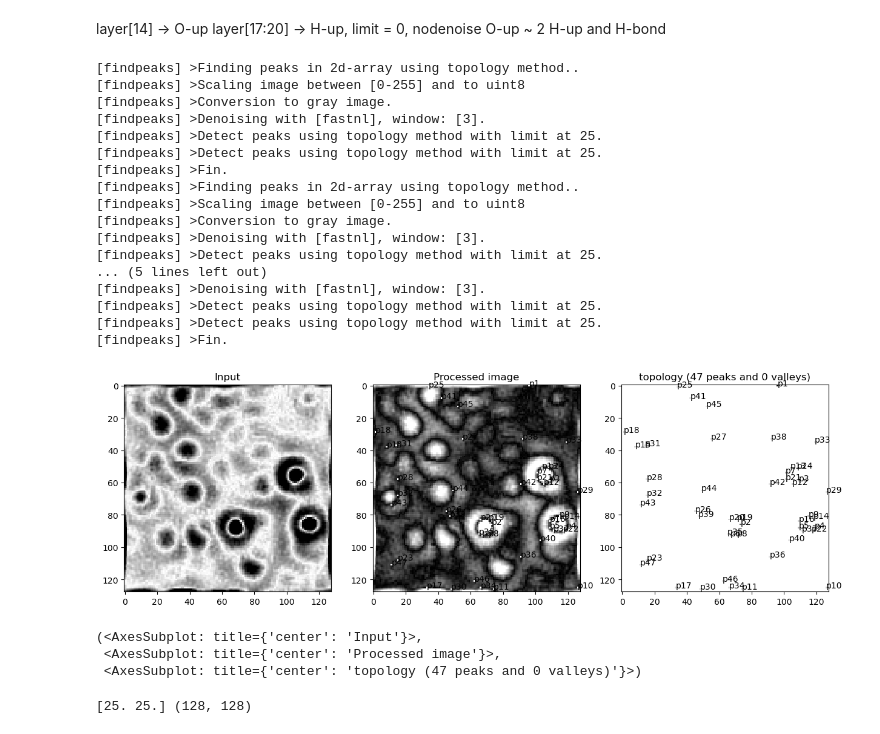
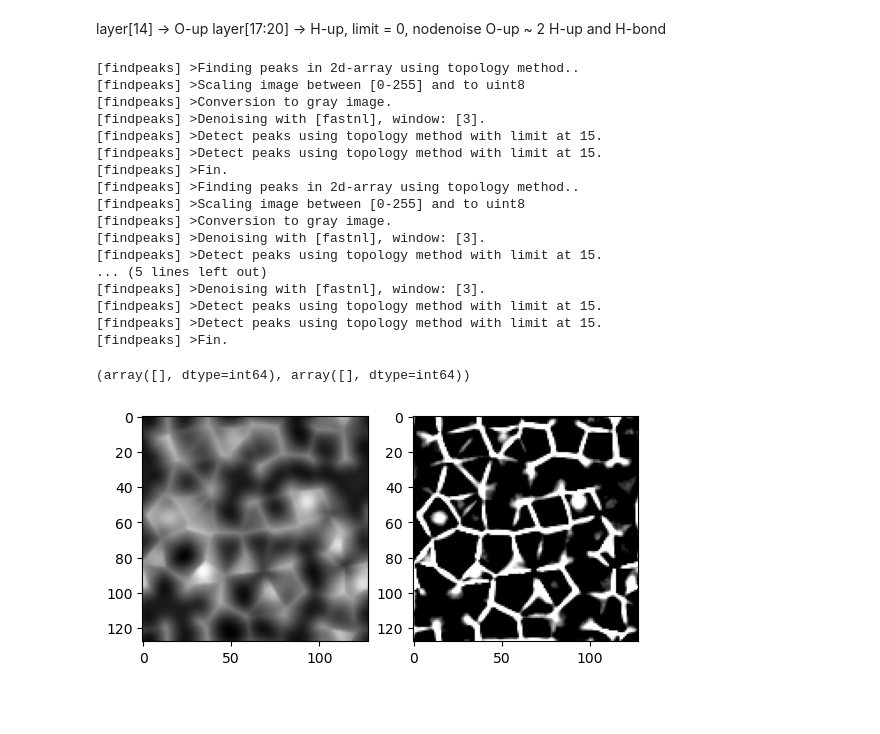
Before and after one commit to supercgor/AFM-RepairTool, a Jupyter notebook: main.ipynb, the cells around one changed output. Cells and saved outputs as stored; diff of their text form; code cells hidden in the pictures; blank space fills up the shorter version.

```diff
--- a/main.ipynb
+++ b/main.ipynb
@@ -41,50 +41,63 @@ from findpeaks import findpeaks
 from src.tools import imgsPeak
 fpimg = cv2.cvtColor(load['image'][17], cv2.COLOR_BGR2GRAY)
 hupimg = 255 - fpimg
-fp = findpeaks(method='topology', togray=True,limit = 25, interpolate=2)
+fp = findpeaks(method='topology', togray=True,limit = 15, interpolate=2)
 lp5l = []
 for i in range(17,20):
     a = cv2.Laplacian(load['image'][i],cv2.CV_16S,ksize=5)
     a = cv2.convertScaleAbs(a)
     lp5l.append(a)
-r = imgsPeak(lp5l, fp, inverse=False, cluster_threshold = 5, border=3)
-fp.plot()
+r = imgsPeak(load['image'][17:], fp, inverse=True, cluster_threshold = 5, border=3)
+# fp.plot()
 # %% [output]
 [findpeaks] >Finding peaks in 2d-array using topology method..
 [findpeaks] >Scaling image between [0-255] and to uint8
 [findpeaks] >Conversion to gray image.
 [findpeaks] >Denoising with [fastnl], window: [3].
-[findpeaks] >Detect peaks using topology method with limit at 25.
-[findpeaks] >Detect peaks using topology method with limit at 25.
+[findpeaks] >Detect peaks using topology method with limit at 15.
+[findpeaks] >Detect peaks using topology method with limit at 15.
 [findpeaks] >Fin.
 [findpeaks] >Finding peaks in 2d-array using topology method..
 [findpeaks] >Scaling image between [0-255] and to uint8
 [findpeaks] >Conversion to gray image.
 [findpeaks] >Denoising with [fastnl], window: [3].
-[findpeaks] >Detect peaks using topology method with limit at 25.
+[findpeaks] >Detect peaks using topology method with limit at 15.
 ... (5 lines left out)
 [findpeaks] >Denoising with [fastnl], window: [3].
-[findpeaks] >Detect peaks using topology method with limit at 25.
-[findpeaks] >Detect peaks using topology method with limit at 25.
+[findpeaks] >Detect peaks using topology method with limit at 15.
+[findpeaks] >Detect peaks using topology method with limit at 15.
 [findpeaks] >Fin.
-[figure, removed]
-(<AxesSubplot: title={'center': 'Input'}>,
- <AxesSubplot: title={'center': 'Processed image'}>,
- <AxesSubplot: title={'center': 'topology (47 peaks and 0 valleys)'}>)
+# %%
+import src.seelib.cv2eff as cve
+mask = cve.order_circ_mask(20)
+print(mask)
+# %% [output]
+(array([], dtype=int64), array([], dtype=int64))
+# %%
+import matplotlib.pyplot as plt
+import src.seelib.cv2eff as cve
+p1 = plt.subplot(1, 2, 1)
+pic = load['image'][0]
+a = cv2.Laplacian(pic,cv2.CV_16S,ksize=5)
+a[np.where(a > 0)] = 0
+a = cv2.convertScaleAbs(a)
+p1.imshow(pic)
+p2 = plt.subplot(1, 2, 2)
+p2.imshow(a)
+plt.show()
+# %% [output]
+[figure, added]
 # %%
 from src.graph import Graph
 import matplotlib.pyplot as plt
-from src.tools import drawFindPeaksResult, arrayReshape
+from src.tools import drawFindPeaksResult
 
 g = Graph(load['info'])
 g.addAtoms("O", load['position']['O'] @ load['info']['lattice'])
 g.addAtoms("H", load['position']['H'] @ load['info']['lattice'])
-nodes = g.getAtomsElem()
-g.link_nodes_by_bounds(nodes['O'],nodes['O'])
-g.link_nodes_by_bounds(nodes['O'],nodes['H'])
+onodes = g.get_nodes_by_attributes("elem", "O")
+hnodes = g.get_nodes_by_attributes("elem", "H")
+nodes = list(g.nodes())
+g.link_nodes_by_dist(hnodes, onodes, radius = (0, 1.7), edgecolor=(256,256,256), edgethickness=4, edgeprior=2, tagFather=True)
 
-k = g.plotAtoms(lp5)
-hup_pos = arrayReshape(r[...,:2], img1.shape[:2], np.diag(g.lattice)[:2])
-k = drawFindPeaksResult(k, r)
+g.link_nodes_by_dist(onodes, nodes, edgecolor=(192,192,192), edgeprior=0, edgethickness=2)
-# %% [output]
-[25. 25.] (128, 128)
```
Also changed, not shown: parts of 10 cells of this notebook, 7 other files.
